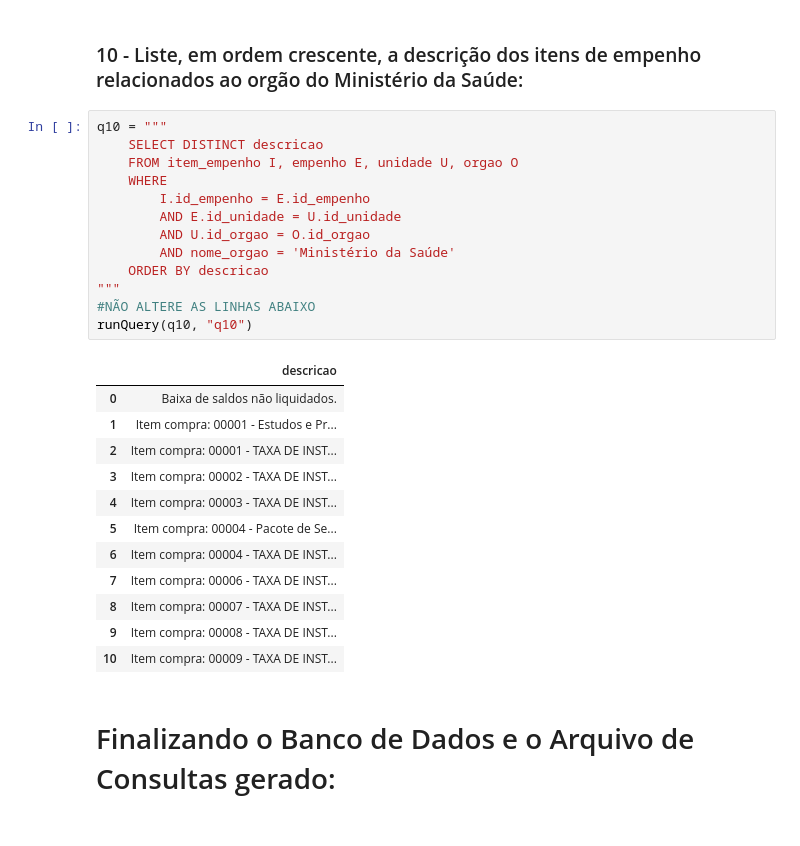
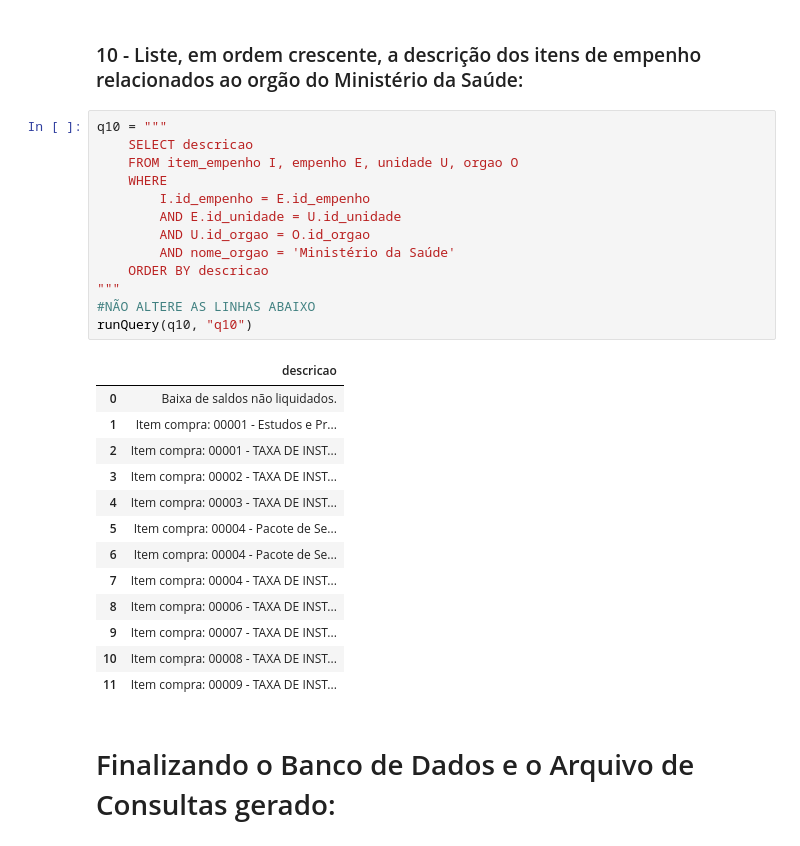
Before and after one commit to bruno-marcelino10/estudos-com-py, a Jupyter notebook: exercícios/Trabalhos Introdução a Banco de Dados/TP1/TP1_2019013155.ipynb, the cells around one changed output. Cells and saved outputs as stored; diff of their text form.

```diff
--- a/exercícios/Trabalhos Introdução a Banco de Dados/TP1/TP1_2019013155.ipynb
+++ b/exercícios/Trabalhos Introdução a Banco de Dados/TP1/TP1_2019013155.ipynb
@@ -473,30 +506,31 @@ runQuery(q9, "q9")
 ### 10 - Liste, em ordem crescente, a descrição dos itens de empenho relacionados ao orgão do Ministério da Saúde:
 # %%
 q10 = """
-    SELECT DISTINCT descricao
+    SELECT descricao
     FROM item_empenho I, empenho E, unidade U, orgao O
     WHERE
         I.id_empenho = E.id_empenho
         AND E.id_unidade = U.id_unidade
         AND U.id_orgao = O.id_orgao
         AND nome_orgao = 'Ministério da Saúde'
     ORDER BY descricao
 """
 #NÃO ALTERE AS LINHAS ABAIXO
 runQuery(q10, "q10")
 # %% [output]
 |  | descricao |
 | 0 | Baixa de saldos não liquidados. |
 | 1 | Item compra: 00001 - Estudos e Pr... |
 | 2 | Item compra: 00001 - TAXA DE INST... |
 | 3 | Item compra: 00002 - TAXA DE INST... |
 | 4 | Item compra: 00003 - TAXA DE INST... |
 | 5 | Item compra: 00004 - Pacote de Se... |
-| 6 | Item compra: 00004 - TAXA DE INST... |
-| 7 | Item compra: 00006 - TAXA DE INST... |
-| 8 | Item compra: 00007 - TAXA DE INST... |
-| 9 | Item compra: 00008 - TAXA DE INST... |
-| 10 | Item compra: 00009 - TAXA DE INST... |
+| 6 | Item compra: 00004 - Pacote de Se... |
+| 7 | Item compra: 00004 - TAXA DE INST... |
+| 8 | Item compra: 00006 - TAXA DE INST... |
+| 9 | Item compra: 00007 - TAXA DE INST... |
+| 10 | Item compra: 00008 - TAXA DE INST... |
+| 11 | Item compra: 00009 - TAXA DE INST... |
 # %% [markdown]
 # Finalizando o Banco de Dados e o Arquivo de Consultas gerado:
 # %%
```
Also changed, not shown: parts of 13 cells of this notebook, 1 other file.
